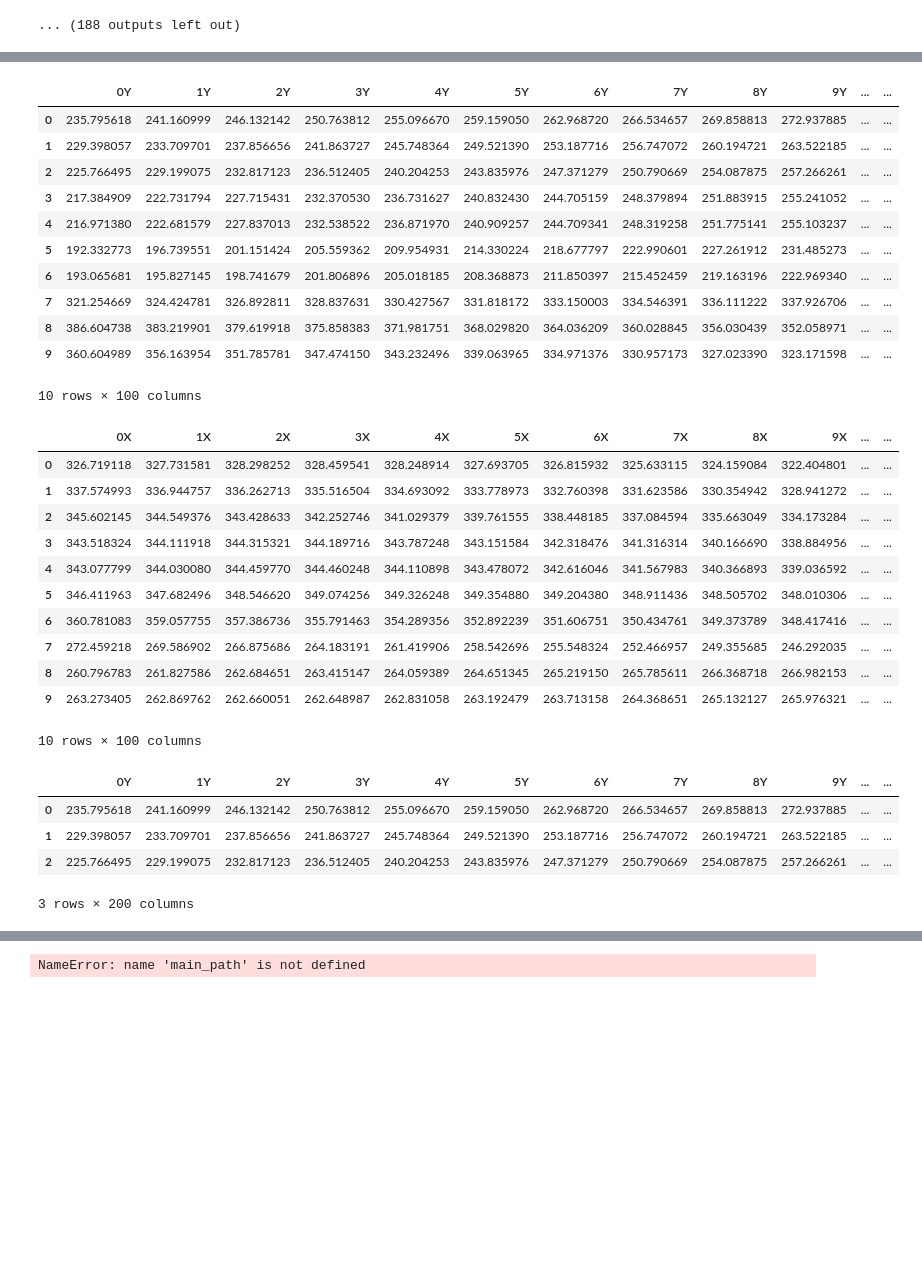
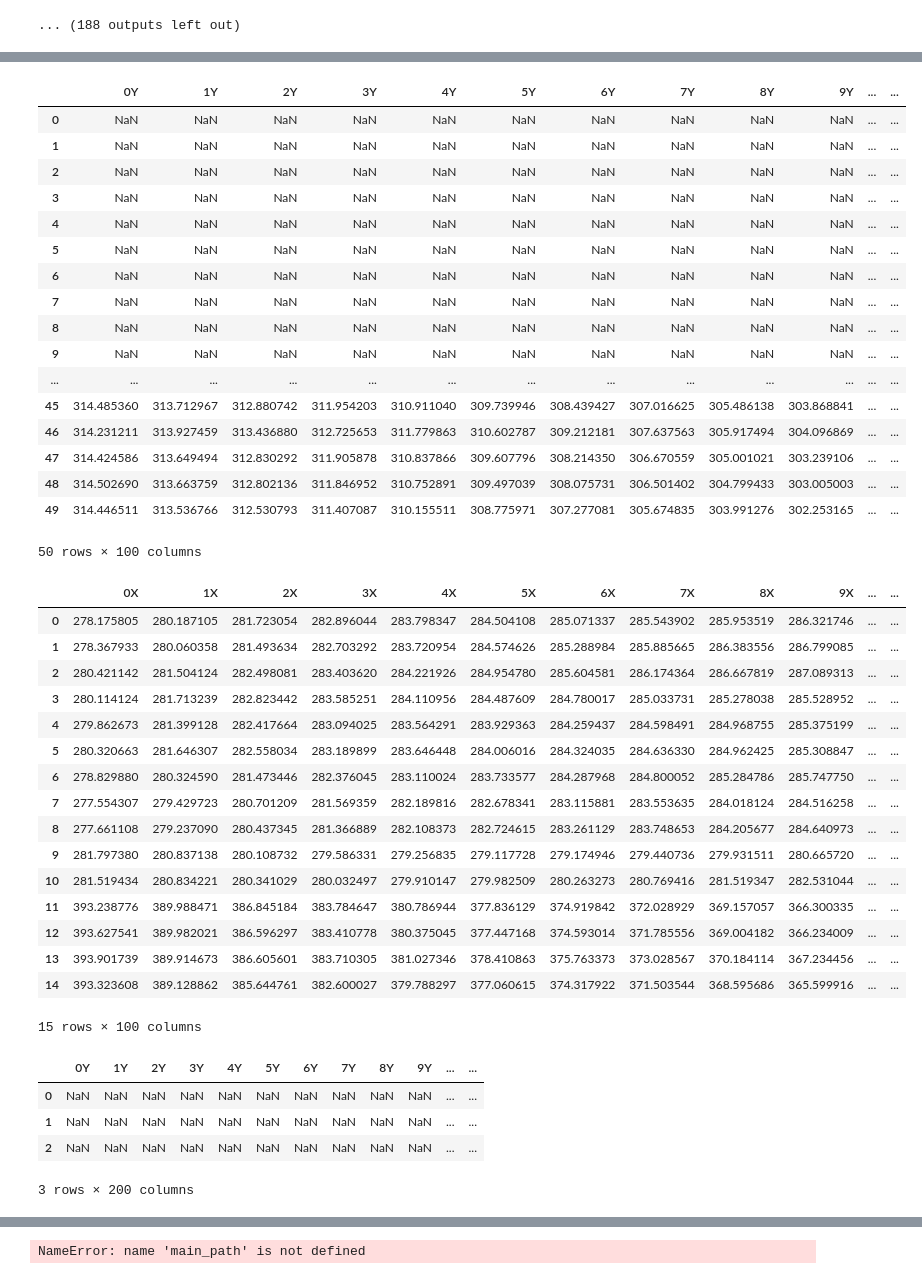
Before and after one commit to leonkontorovich/centerline_behavior_annotation, a Jupyter notebook: centerline/dev/extract_centerlines.ipynb, the cells around one changed output, grey strips where cells are left out. Drawn from its saved outputs; the diff is of its cells as text; code cells hidden in the pictures; blank space fills up the shorter version.

```diff
--- a/centerline/dev/extract_centerlines.ipynb
+++ b/centerline/dev/extract_centerlines.ipynb
@@ -32,10 +40,11 @@ TypeError: extract_frames() missing 3 required positional arguments: 'input_imag
 ### Write bodyparts for config.yaml file
 # %%
 #make bodyparts
-n_bodyparts=99
-nesting=10
+n_bodyparts=100
+nesting=0
 for i in np.arange(0,n_bodyparts):
-    print('- - bodypart'+str(i))
+    if nesting==0: print('- bodypart'+str(i))
+    else: print('- - bodypart'+str(i))
     for j in np.arange(1,nesting):
         #only print bodyparts until n_bodyparts
         if i+j<=n_bodyparts:
@@ -219,8 +248,8 @@ for i in np.arange(100): #100 body parts
     XYlist_of_strings.append(Ystring)
 # %%
 #load data with names list_of_strings
-csv_path='/groups/zimmer/Ulises/wbfm/chemotaxis_assay/2020_Only_behaviour/Annotation_OT/to_plot_centerlines_figures_labmeeting19/centerlines/'
-
+#csv_path='/groups/zimmer/Ulises/wbfm/chemotaxis_assay/2020_Only_behaviour/Annotation_OT/to_plot_centerlines_figures_labmeeting19/centerlines/'
+csv_path='/groups/zimmer/Ulises/wbfm/chemotaxis_assay/2020_Only_behaviour/wrong_centerlines_binary/2020-07-01_10-50-18_control_worm2_segmented_'
 #ATTENTION, we load spline_X_coords with names Y because DLC has X and Y inverted
 X_df=pd.read_csv(csv_path+'spline_X_coords.csv', header=None, names=Ylist_of_strings)#I cant put dtype=int here because names are strings
 Y_df=pd.read_csv(csv_path+'spline_Y_coords.csv', header=None, names=Xlist_of_strings)
@@ -287,33 +334,44 @@ with tiff.TiffFile(input_filename, multifile=False) as tif:
 # %%
-X_df.head(15)
+X_df.head(50)
 # %% [output]
 |  | 0Y | 1Y | 2Y | 3Y | 4Y | 5Y | 6Y | 7Y | 8Y | 9Y | ... | ... |
-| 0 | 235.795618 | 241.160999 | 246.132142 | 250.763812 | 255.096670 | 259.159050 | 262.968720 | 266.534657 | 269.858813 | 272.937885 | ... | ... |
-| 1 | 229.398057 | 233.709701 | 237.856656 | 241.863727 | 245.748364 | 249.521390 | 253.187716 | 256.747072 | 260.194721 | 263.522185 | ... | ... |
-| 2 | 225.766495 | 229.199075 | 232.817123 | 236.512405 | 240.204253 | 243.835976 | 247.371279 | 250.790669 | 254.087875 | 257.266261 | ... | ... |
-| 3 | 217.384909 | 222.731794 | 227.715431 | 232.370530 | 236.731627 | 240.832430 | 244.705159 | 248.379894 | 251.883915 | 255.241052 | ... | ... |
-| 4 | 216.971380 | 222.681579 | 227.837013 | 232.538522 | 236.871970 | 240.909257 | 244.709341 | 248.319258 | 251.775141 | 255.103237 | ... | ... |
-| 5 | 192.332773 | 196.739551 | 201.151424 | 205.559362 | 209.954931 | 214.330224 | 218.677797 | 222.990601 | 227.261912 | 231.485273 | ... | ... |
-| 6 | 193.065681 | 195.827145 | 198.741679 | 201.806896 | 205.018185 | 208.368873 | 211.850397 | 215.452459 | 219.163196 | 222.969340 | ... | ... |
-| 7 | 321.254669 | 324.424781 | 326.892811 | 328.837631 | 330.427567 | 331.818172 | 333.150003 | 334.546391 | 336.111222 | 337.926706 | ... | ... |
-| 8 | 386.604738 | 383.219901 | 379.619918 | 375.858383 | 371.981751 | 368.029820 | 364.036209 | 360.028845 | 356.030439 | 352.058971 | ... | ... |
-| 9 | 360.604989 | 356.163954 | 351.785781 | 347.474150 | 343.232496 | 339.063965 | 334.971376 | 330.957173 | 327.023390 | 323.171598 | ... | ... |
+| 0 | NaN | NaN | NaN | NaN | NaN | NaN | NaN | NaN | NaN | NaN | ... | ... |
+| 1 | NaN | NaN | NaN | NaN | NaN | NaN | NaN | NaN | NaN | NaN | ... | ... |
+| 2 | NaN | NaN | NaN | NaN | NaN | NaN | NaN | NaN | NaN | NaN | ... | ... |
+| 3 | NaN | NaN | NaN | NaN | NaN | NaN | NaN | NaN | NaN | NaN | ... | ... |
+| 4 | NaN | NaN | NaN | NaN | NaN | NaN | NaN | NaN | NaN | NaN | ... | ... |
+| 5 | NaN | NaN | NaN | NaN | NaN | NaN | NaN | NaN | NaN | NaN | ... | ... |
+| 6 | NaN | NaN | NaN | NaN | NaN | NaN | NaN | NaN | NaN | NaN | ... | ... |
+| 7 | NaN | NaN | NaN | NaN | NaN | NaN | NaN | NaN | NaN | NaN | ... | ... |
+| 8 | NaN | NaN | NaN | NaN | NaN | NaN | NaN | NaN | NaN | NaN | ... | ... |
+| 9 | NaN | NaN | NaN | NaN | NaN | NaN | NaN | NaN | NaN | NaN | ... | ... |
+| ... | ... | ... | ... | ... | ... | ... | ... | ... | ... | ... | ... | ... |
+| 45 | 314.485360 | 313.712967 | 312.880742 | 311.954203 | 310.911040 | 309.739946 | 308.439427 | 307.016625 | 305.486138 | 303.868841 | ... | ... |
+| 46 | 314.231211 | 313.927459 | 313.436880 | 312.725653 | 311.779863 | 310.602787 | 309.212181 | 307.637563 | 305.917494 | 304.096869 | ... | ... |
+| 47 | 314.424586 | 313.649494 | 312.830292 | 311.905878 | 310.837866 | 309.607796 | 308.214350 | 306.670559 | 305.001021 | 303.239106 | ... | ... |
+| 48 | 314.502690 | 313.663759 | 312.802136 | 311.846952 | 310.752891 | 309.497039 | 308.075731 | 306.501402 | 304.799433 | 303.005003 | ... | ... |
+| 49 | 314.446511 | 313.536766 | 312.530793 | 311.407087 | 310.155511 | 308.775971 | 307.277081 | 305.674835 | 303.991276 | 302.253165 | ... | ... |
-10 rows × 100 columns
+50 rows × 100 columns
 # %%
 Y_df.head(15)
 # %% [output]
 |  | 0X | 1X | 2X | 3X | 4X | 5X | 6X | 7X | 8X | 9X | ... | ... |
-| 0 | 326.719118 | 327.731581 | 328.298252 | 328.459541 | 328.248914 | 327.693705 | 326.815932 | 325.633115 | 324.159084 | 322.404801 | ... | ... |
-| 1 | 337.574993 | 336.944757 | 336.262713 | 335.516504 | 334.693092 | 333.778973 | 332.760398 | 331.623586 | 330.354942 | 328.941272 | ... | ... |
-| 2 | 345.602145 | 344.549376 | 343.428633 | 342.252746 | 341.029379 | 339.761555 | 338.448185 | 337.084594 | 335.663049 | 334.173284 | ... | ... |
-| 3 | 343.518324 | 344.111918 | 344.315321 | 344.189716 | 343.787248 | 343.151584 | 342.318476 | 341.316314 | 340.166690 | 338.884956 | ... | ... |
-| 4 | 343.077799 | 344.030080 | 344.459770 | 344.460248 | 344.110898 | 343.478072 | 342.616046 | 341.567983 | 340.366893 | 339.036592 | ... | ... |
-| 5 | 346.411963 | 347.682496 | 348.546620 | 349.074256 | 349.326248 | 349.354880 | 349.204380 | 348.911436 | 348.505702 | 348.010306 | ... | ... |
-| 6 | 360.781083 | 359.057755 | 357.386736 | 355.791463 | 354.289356 | 352.892239 | 351.606751 | 350.434761 | 349.373789 | 348.417416 | ... | ... |
-| 7 | 272.459218 | 269.586902 | 266.875686 | 264.183191 | 261.419906 | 258.542696 | 255.548324 | 252.466957 | 249.355685 | 246.292035 | ... | ... |
-| 8 | 260.796783 | 261.827586 | 262.684651 | 263.415147 | 264.059389 | 264.651345 | 265.219150 | 265.785611 | 266.368718 | 266.982153 | ... | ... |
-| 9 | 263.273405 | 262.869762 | 262.660051 | 262.648987 | 262.831058 | 263.192479 | 263.713158 | 264.368651 | 265.132127 | 265.976321 | ... | ... |
+| 0 | 278.175805 | 280.187105 | 281.723054 | 282.896044 | 283.798347 | 284.504108 | 285.071337 | 285.543902 | 285.953519 | 286.321746 | ... | ... |
+| 1 | 278.367933 | 280.060358 | 281.493634 | 282.703292 | 283.720954 | 284.574626 | 285.288984 | 285.885665 | 286.383556 | 286.799085 | ... | ... |
+| 2 | 280.421142 | 281.504124 | 282.498081 | 283.403620 | 284.221926 | 284.954780 | 285.604581 | 286.174364 | 286.667819 | 287.089313 | ... | ... |
+| 3 | 280.114124 | 281.713239 | 282.823442 | 283.585251 | 284.110956 | 284.487609 | 284.780017 | 285.033731 | 285.278038 | 285.528952 | ... | ... |
+| 4 | 279.862673 | 281.399128 | 282.417664 | 283.094025 | 283.564291 | 283.929363 | 284.259437 | 284.598491 | 284.968755 | 285.375199 | ... | ... |
+| 5 | 280.320663 | 281.646307 | 282.558034 | 283.189899 | 283.646448 | 284.006016 | 284.324035 | 284.636330 | 284.962425 | 285.308847 | ... | ... |
+| 6 | 278.829880 | 280.324590 | 281.473446 | 282.376045 | 283.110024 | 283.733577 | 284.287968 | 284.800052 | 285.284786 | 285.747750 | ... | ... |
+| 7 | 277.554307 | 279.429723 | 280.701209 | 281.569359 | 282.189816 | 282.678341 | 283.115881 | 283.553635 | 284.018124 | 284.516258 | ... | ... |
+| 8 | 277.661108 | 279.237090 | 280.437345 | 281.366889 | 282.108373 | 282.724615 | 283.261129 | 283.748653 | 284.205677 | 284.640973 | ... | ... |
+| 9 | 281.797380 | 280.837138 | 280.108732 | 279.586331 | 279.256835 | 279.117728 | 279.174946 | 279.440736 | 279.931511 | 280.665720 | ... | ... |
+| 10 | 281.519434 | 280.834221 | 280.341029 | 280.032497 | 279.910147 | 279.982509 | 280.263273 | 280.769416 | 281.519347 | 282.531044 | ... | ... |
+| 11 | 393.238776 | 389.988471 | 386.845184 | 383.784647 | 380.786944 | 377.836129 | 374.919842 | 372.028929 | 369.157057 | 366.300335 | ... | ... |
+| 12 | 393.627541 | 389.982021 | 386.596297 | 383.410778 | 380.375045 | 377.447168 | 374.593014 | 371.785556 | 369.004182 | 366.234009 | ... | ... |
+| 13 | 393.901739 | 389.914673 | 386.605601 | 383.710305 | 381.027346 | 378.410863 | 375.763373 | 373.028567 | 370.184114 | 367.234456 | ... | ... |
+| 14 | 393.323608 | 389.128862 | 385.644761 | 382.600027 | 379.788297 | 377.060615 | 374.317922 | 371.503544 | 368.595686 | 365.599916 | ... | ... |
-10 rows × 100 columns
+15 rows × 100 columns
 # %%
 #concat on the axis=1 the two df
 all_df=pd.concat([X_df,Y_df], axis=1)
@@ -321,9 +379,9 @@ all_df=pd.concat([X_df,Y_df], axis=1)
 all_df.head(3)
 # %% [output]
 |  | 0Y | 1Y | 2Y | 3Y | 4Y | 5Y | 6Y | 7Y | 8Y | 9Y | ... | ... |
-| 0 | 235.795618 | 241.160999 | 246.132142 | 250.763812 | 255.096670 | 259.159050 | 262.968720 | 266.534657 | 269.858813 | 272.937885 | ... | ... |
-| 1 | 229.398057 | 233.709701 | 237.856656 | 241.863727 | 245.748364 | 249.521390 | 253.187716 | 256.747072 | 260.194721 | 263.522185 | ... | ... |
-| 2 | 225.766495 | 229.199075 | 232.817123 | 236.512405 | 240.204253 | 243.835976 | 247.371279 | 250.790669 | 254.087875 | 257.266261 | ... | ... |
+| 0 | NaN | NaN | NaN | NaN | NaN | NaN | NaN | NaN | NaN | NaN | ... | ... |
+| 1 | NaN | NaN | NaN | NaN | NaN | NaN | NaN | NaN | NaN | NaN | ... | ... |
+| 2 | NaN | NaN | NaN | NaN | NaN | NaN | NaN | NaN | NaN | NaN | ... | ... |
 3 rows × 200 columns
 # %%
 #to reindex the columns in the correct order
```
Also changed, not shown: parts of 15 cells of this notebook, 7 other files.
